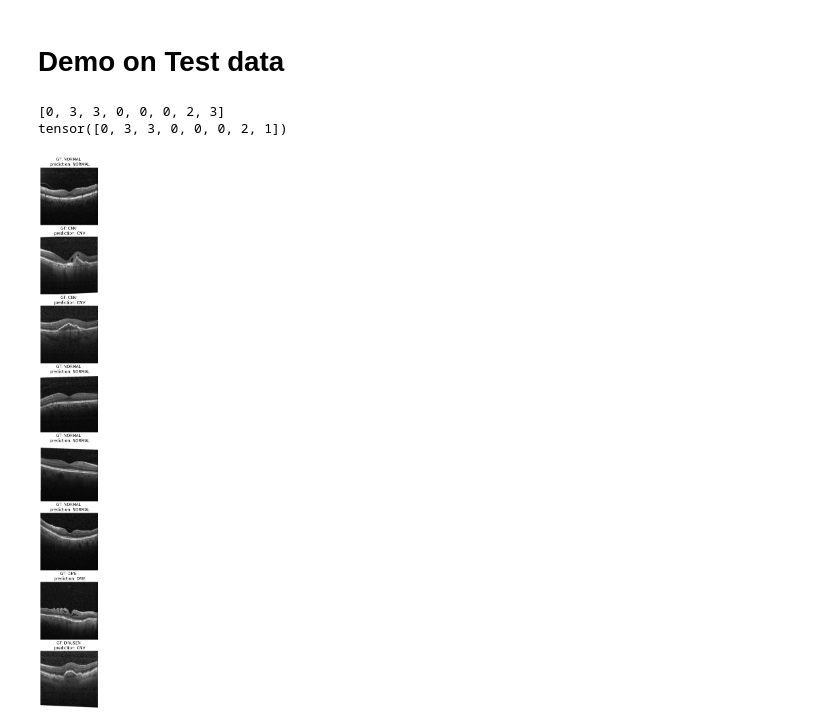
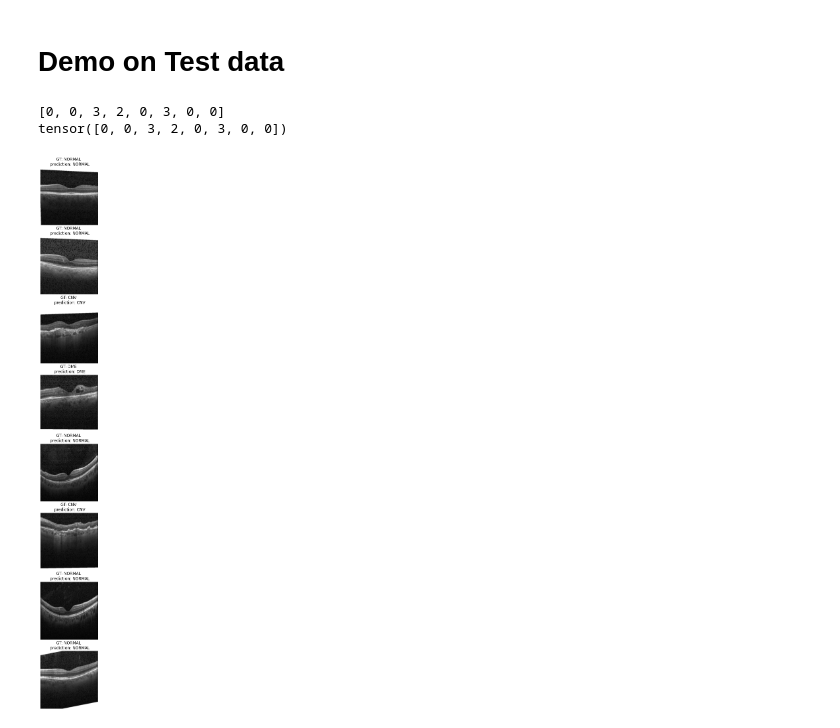
Before and after one commit to venkateshvaddadi/Aster_AI_Course_Implementations, a Jupyter notebook: Retinal Disease Classification Using Optical Coherence Tomography Images/train.ipynb, the cells around one changed output. Drawn from its saved outputs; the diff is of its cells as text; code cells hidden in the pictures.

```diff
--- a/Retinal Disease Classification Using Optical Coherence Tomography Images/train.ipynb
+++ b/Retinal Disease Classification Using Optical Coherence Tomography Images/train.ipynb
@@ -22,7 +22,7 @@ print(device)
 # %% [output]
 cuda
 # %%
-model_name='mobilenetv2'
+model_name='SqueezeNet'
 
 num_classes = 4
 # Assuming 3 classes: "NORMAL", "DRUSEN", "DME","CNV"
@@ -32,10 +32,10 @@ if(model_name=='mobilenetv2'):
     model=MobileNet2(in_channels=1, num_classes=4)
 if(model_name=='ResNet50'):
     from models.resnet import ResNet50
-    model=ResNet50(num_classes=num_classes, channels=3)
+    model=ResNet50(num_classes=num_classes, channels=1)
 if(model_name=='ShuffleNet2'):
     from models.ShuffleNet2 import ShuffleNet2
-    model=ShuffleNet2(num_classes=num_classes)
+    model=ShuffleNet2(num_classes=num_classes,num_inp_channels=1)
 if(model_name=='SqueezeNet'):
     from models.SqueezeNet import SqueezeNet
-    model=SqueezeNet(num_classes=num_classes)
+    model=SqueezeNet(num_classes=num_classes,num_inp_channels=1)
@@ -427,33 +476,36 @@ TEST Accuracy (%):  92.1729295540578 == 79866 / 86648
 # Demo on Test data
 # %%
 import matplotlib.pyplot as plt
+
+test_dataset = CustomDataset('./csv_files/test_on_remaining_data.csv', transform=transform)
+test_dataloader = DataLoader(test_dataset, batch_size=8, shuffle=True)
 
 int_to_class = {0:"NORMAL" , 1:"DRUSEN", 2:"DME" ,3:"CNV"}
 # Function to show images
 def show_images(images, labels,predictions):
     plt.figure(figsize=(30, 30))
     for i in range(len(images)):
         plt.subplot(len(images),1 , i + 1)
         plt.title(f"GT: {int_to_class[labels[i].item()]} \n prediction: {int_to_class[predictions[i]]}")
         plt.imshow(images[i][0], cmap="gray")
         plt.axis('off')
     plt.show()
 
 # Display a batch of images
 for images, labels in test_dataloader:
     images = images.to(device)
     outputs = model(images)
     outputs_cpu=outputs.detach().argmax(dim=-1).tolist()
     print(outputs_cpu)
     print(labels)
 
     break  # Show only the first batch
 
 
 images=images.to('cpu')
 
 show_images(images,labels,outputs_cpu)
 # %% [output]
-[0, 3, 3, 0, 0, 0, 2, 3]
-tensor([0, 3, 3, 0, 0, 0, 2, 1])
+[0, 0, 3, 2, 0, 3, 0, 0]
+tensor([0, 0, 3, 2, 0, 3, 0, 0])
-[figure, old version]
+[figure, new version]
```
Also changed, not shown: parts of 16 cells of this notebook.
